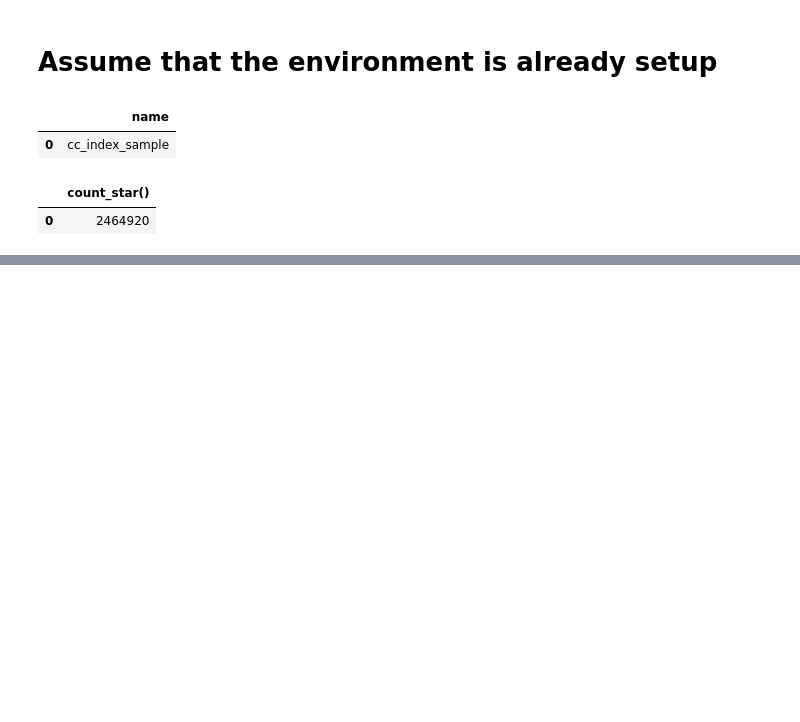
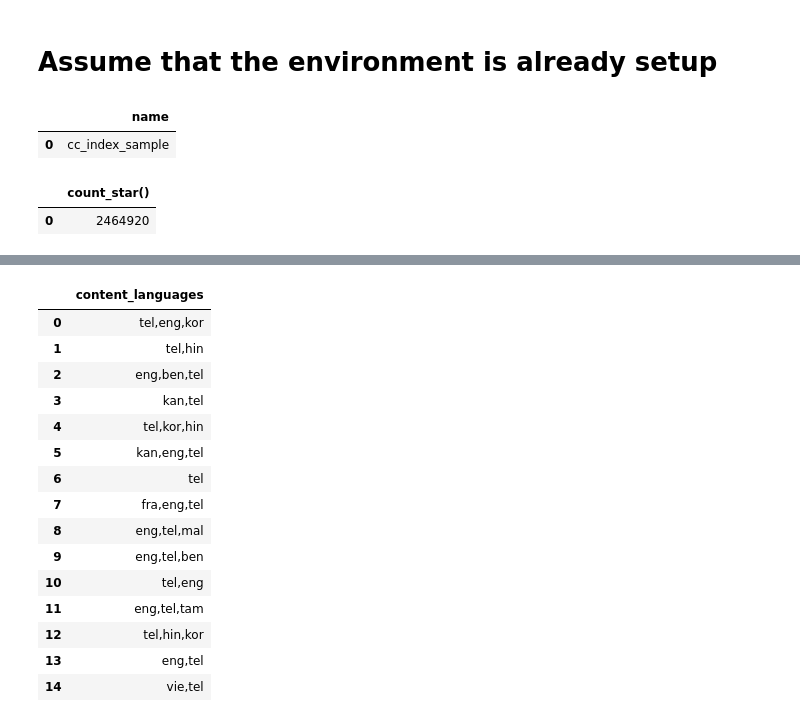
Before and after one commit to praveenc1/crawl-works, a Jupyter notebook: 002.optimize_duckdb.ipynb, the cells around one changed output, grey strips where cells are left out. Drawn from its saved outputs; the diff is of its cells as text; code cells hidden in the pictures; blank space fills up the shorter version.

```diff
--- a/002.optimize_duckdb.ipynb
+++ b/002.optimize_duckdb.ipynb
@@ -25,0 +46,19 @@ con.execute('select count(*) from cc_index_sample').df()
+# %%
+sql("select distinct content_languages from cc_index_sample where content_languages like '%tel%' limit 20")
+# %% [output]
+|  | content_languages |
+| 0 | tel,eng,kor |
+| 1 | tel,hin |
+| 2 | eng,ben,tel |
+| 3 | kan,tel |
+| 4 | tel,kor,hin |
+| 5 | kan,eng,tel |
+| 6 | tel |
+| 7 | fra,eng,tel |
+| 8 | eng,tel,mal |
+| 9 | eng,tel,ben |
+| 10 | tel,eng |
+| 11 | eng,tel,tam |
+| 12 | tel,hin,kor |
+| 13 | eng,tel |
+| 14 | vie,tel |
```
Also changed, not shown: parts of 6 cells of this notebook, 5 other files.
